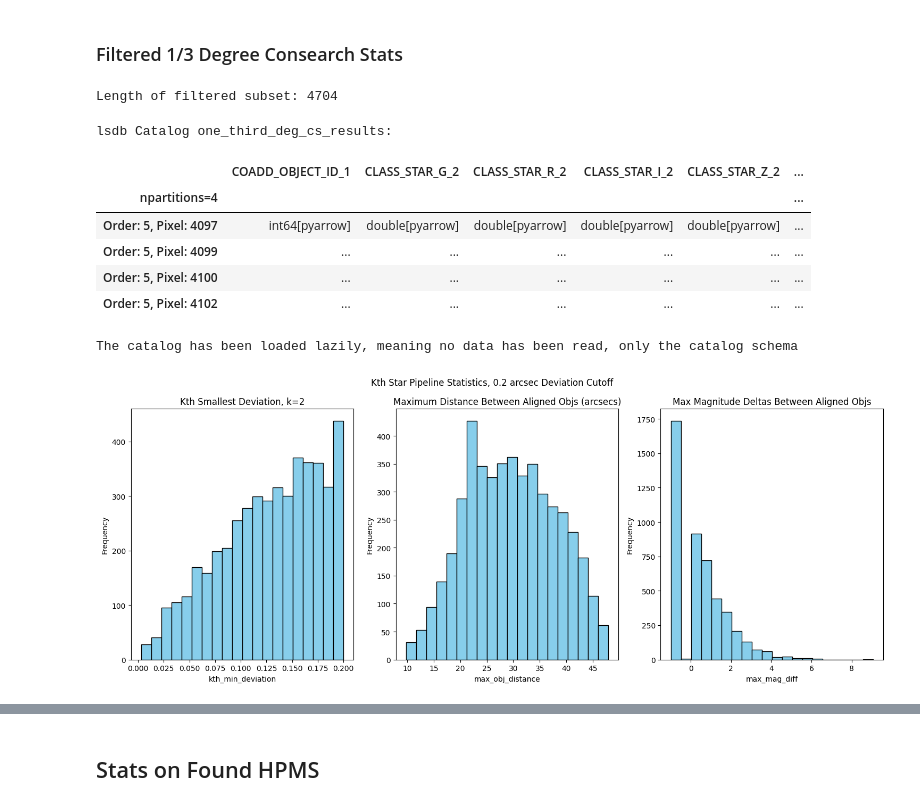
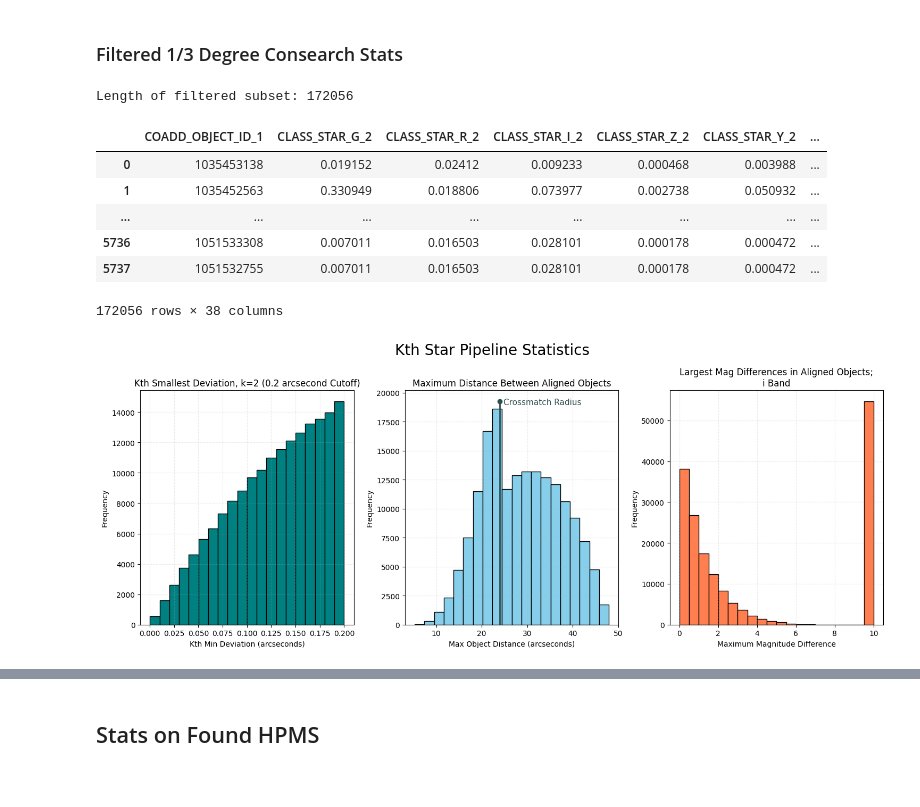
Before and after one commit to JoaoDPassos/brown-dwarf-search, a Jupyter notebook: Jupyter Notebooks/kth_star_pipeline/pipeline_stats.ipynb, the cells around one changed output, grey strips where cells are left out. Drawn from its saved outputs; the diff is of its cells as text; code cells hidden in the pictures.

Commit message:
ran pipeline on 2 deg conesearch, stored results in pr and pipeline_stats.ipynb

```diff
--- a/Jupyter Notebooks/kth_star_pipeline/pipeline_stats.ipynb
+++ b/Jupyter Notebooks/kth_star_pipeline/pipeline_stats.ipynb
@@ -158,15 +189,15 @@ print(two_deg_catalog.npartitions)
 # %%
 from dask.distributed import performance_report
 
-RESULTS_DIR = BENCHMARK_CATALOG_DIR / 'one_third_deg_cs_results_11'
+RESULTS_DIR = BENCHMARK_CATALOG_DIR / 'two_deg_cs_results'
 print(f"Length of catalog: {len(two_deg_catalog)}")
 
 start_wall = time.time()
 print('Start time:',start_wall)
-with Client(threads_per_worker=1, memory_limit='25GB', n_workers=10), performance_report(filename='two_deg_run.html'):
+with Client(threads_per_worker=1, memory_limit='25GB', n_workers=10), performance_report(filename='two_deg_run_2.html'):
     hpms.execute_pipeline(two_deg_catalog, query_string, xmatch_max_neighbors,
                           max_neighbor_dist, min_neighbors, k,
-                          max_obj_deviation, des_id_col, mag_cols).to_hats(catalog_name='one_third_deg_cs_results_11',
+                          max_obj_deviation, des_id_col, mag_cols).to_hats(catalog_name='two_deg_cs_results',
                                                                            base_catalog_path=RESULTS_DIR)
 
 wall_time = time.time() - start_wall
@@ -195,36 +209,48 @@ KeyboardInterrupt:
 # %% [markdown]
 ### Filtered 1/3 Degree Consearch Stats
 # %%
-one_third_deg_results = lsdb.read_hats(RESULTS_DIR)
-computed_results = one_third_deg_results.compute()
+two_deg_results = lsdb.read_hats(RESULTS_DIR)
+computed_results = two_deg_results.compute()
 filtered_size = len(computed_results)
 print(f"Length of filtered subset: {filtered_size}")
-one_third_deg_results
+computed_results
 # %% [output]
-Length of filtered subset: 4704
+Length of filtered subset: 172056
+|  | COADD_OBJECT_ID_1 | CLASS_STAR_G_2 | CLASS_STAR_R_2 | CLASS_STAR_I_2 | CLASS_STAR_Z_2 | CLASS_STAR_Y_2 | ... |
+| 0 | 1035453138 | 0.019152 | 0.02412 | 0.009233 | 0.000468 | 0.003988 | ... |
+| 1 | 1035452563 | 0.330949 | 0.018806 | 0.073977 | 0.002738 | 0.050932 | ... |
+| ... | ... | ... | ... | ... | ... | ... | ... |
+| 5736 | 1051533308 | 0.007011 | 0.016503 | 0.028101 | 0.000178 | 0.000472 | ... |
+| 5737 | 1051532755 | 0.007011 | 0.016503 | 0.028101 | 0.000178 | 0.000472 | ... |
-lsdb Catalog one_third_deg_cs_results:
+172056 rows × 38 columns
-|  | COADD_OBJECT_ID_1 | CLASS_STAR_G_2 | CLASS_STAR_R_2 | CLASS_STAR_I_2 | CLASS_STAR_Z_2 | ... |
-| npartitions=4 |  |  |  |  |  | ... |
-| Order: 5, Pixel: 4097 | int64[pyarrow] | double[pyarrow] | double[pyarrow] | double[pyarrow] | double[pyarrow] | ... |
-| Order: 5, Pixel: 4099 | ... | ... | ... | ... | ... | ... |
-| Order: 5, Pixel: 4100 | ... | ... | ... | ... | ... | ... |
-| Order: 5, Pixel: 4102 | ... | ... | ... | ... | ... | ... |
-The catalog has been loaded lazily, meaning no data has been read, only the catalog schema
 # %%
 fig, axes = plt.subplots(1, 3, figsize=(15, 6))
-fig.suptitle('Kth Star Pipeline Statistics, 0.2 arcsec Deviation Cutoff')
+fig.suptitle('Kth Star Pipeline Statistics', size = 20)
 
+x_axis = ['Kth Min Deviation (arcseconds)', 'Max Object Distance (arcseconds)', 'Maximum Magnitude Difference']
 columns = ['kth_min_deviation', 'max_obj_distance', 'max_mag_diff']
-names = [f'Kth Smallest Deviation, k={k}', f'Maximum Distance Between Aligned Objs (arcsecs)', f'Max Magnitude Deltas Between Aligned Objs']
+titles = [f'Kth Smallest Deviation, k={k} (0.2 arcsecond Cutoff)', f'Maximum Distance Between Aligned Objects', f'Largest Mag Differences in Aligned Objects;\ni Band']
+colors = ['teal', 'skyblue', 'coral']
 
-for ax, col, name in zip(axes, columns, names):
-    ax.hist(computed_results.fillna(-1)[col], bins=20, color='skyblue', edgecolor='black')
+for ax, col, x_label, name, color in zip(axes, columns, x_axis, titles, colors):
+
+    computed_results[col] = computed_results[col].replace([np.inf, -np.inf], 10)
+
+    ax.hist(computed_results[col], bins=20, color=color, edgecolor='black')
+    if (x_label == 'Max Object Distance (arcseconds)'):
+        xmatch_cutoff = 24
+        ax.axvline(x=xmatch_cutoff,ymin=0,ymax=.96, color='darkslategrey',lw=2)
+        ax.text(xmatch_cutoff + 0.8, 19550, 'Crossmatch Radius', va='top', ha='left', color='darkslategrey', size=11)
+        ax.plot(xmatch_cutoff,19250,marker='o', color='darkslategrey')
+
+
+    ax.grid(True, linestyle='--', alpha=0.25)
     ax.set_title(name)
-    ax.set_xlabel(col)
+    ax.set_xlabel(x_label)
     ax.set_ylabel('Frequency')
 
 plt.tight_layout()
 plt.show()
 # %% [output]
-[figure, old version]
+[figure, new version]
 # %%
```
Also changed, not shown: parts of 11 cells of this notebook, 1 other file.
